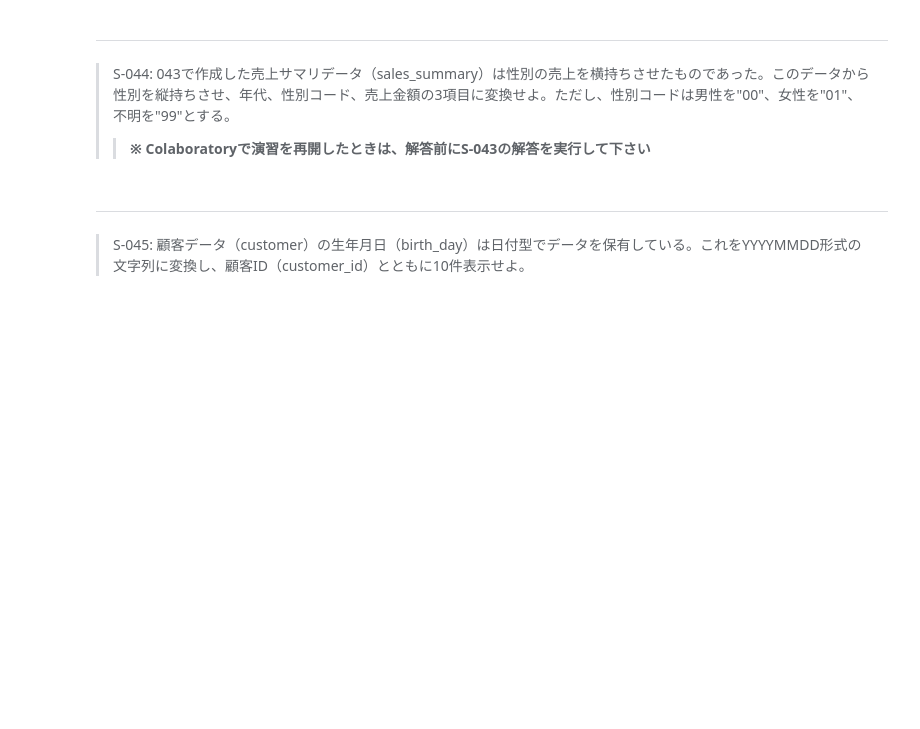
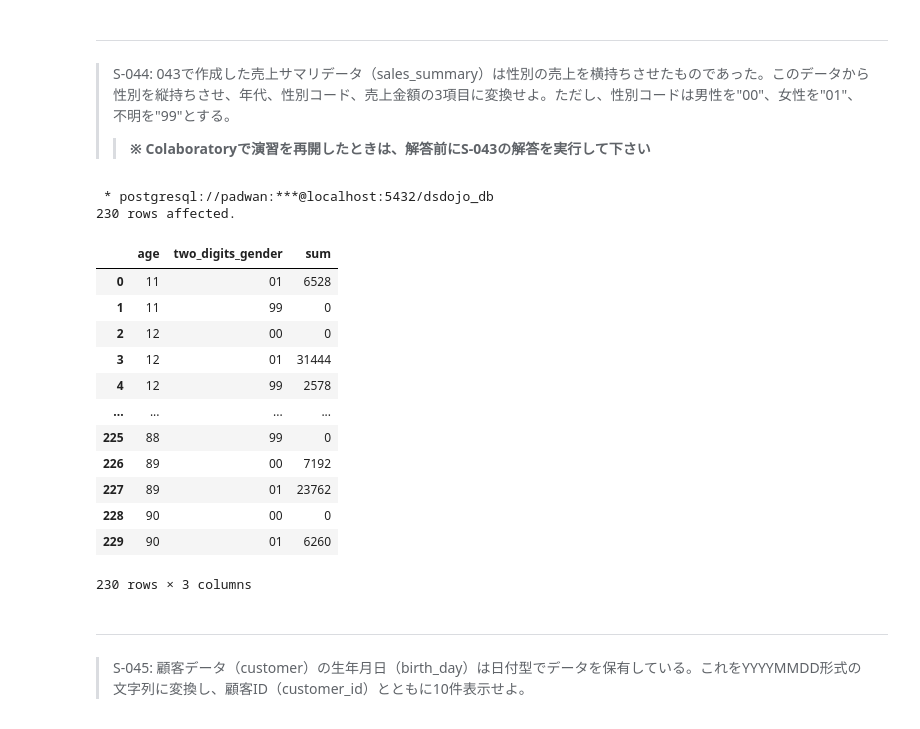
Before and after one commit to kawaguchi-adx/preprocess_knock_SQL, a Jupyter notebook: preprocess_knock_SQL_Colab.ipynb, the cells around one changed output. Cells and saved outputs as stored; diff of their text form; code cells hidden in the pictures; blank space fills up the shorter version.

```diff
--- a/preprocess_knock_SQL_Colab.ipynb
+++ b/preprocess_knock_SQL_Colab.ipynb
@@ -513,3 +360,33 @@ order by age, gender_cd
+# %%
+%%sql
+select
+  age,
+  case
+    when gender_cd = '0' then '00'
+    when gender_cd = '1' then '01'
+    when gender_cd = '9' then '99'
+    end as two_digits_gender,
+  sum(coalesce(amount, 0))
+from receipt right outer join customer
+on receipt.customer_id = customer.customer_id
+group by two_digits_gender, age
+order by age, two_digits_gender
+# %% [output]
+ * postgresql://padwan:***@localhost:5432/dsdojo_db
+230 rows affected.
+|  | age | two_digits_gender | sum |
+| 0 | 11 | 01 | 6528 |
+| 1 | 11 | 99 | 0 |
+| 2 | 12 | 00 | 0 |
+| 3 | 12 | 01 | 31444 |
+| 4 | 12 | 99 | 2578 |
+| ... | ... | ... | ... |
+| 225 | 88 | 99 | 0 |
+| 226 | 89 | 00 | 7192 |
+| 227 | 89 | 01 | 23762 |
+| 228 | 90 | 00 | 0 |
+| 229 | 90 | 01 | 6260 |
+230 rows × 3 columns
 # %% [markdown]
 ---
 > S-045: 顧客データ（customer）の生年月日（birth_day）は日付型でデータを保有している。これをYYYYMMDD形式の文字列に変換し、顧客ID（customer_id）とともに10件表示せよ。
```
Also changed, not shown: parts of 18 cells of this notebook.
